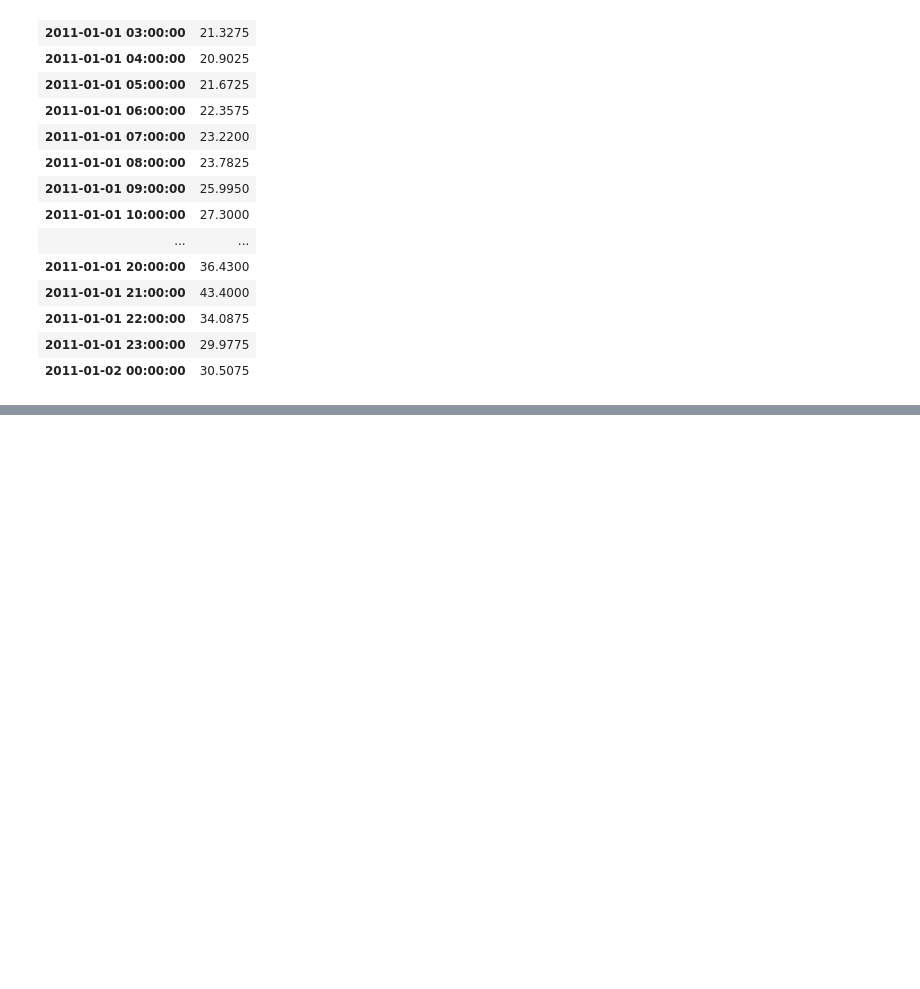
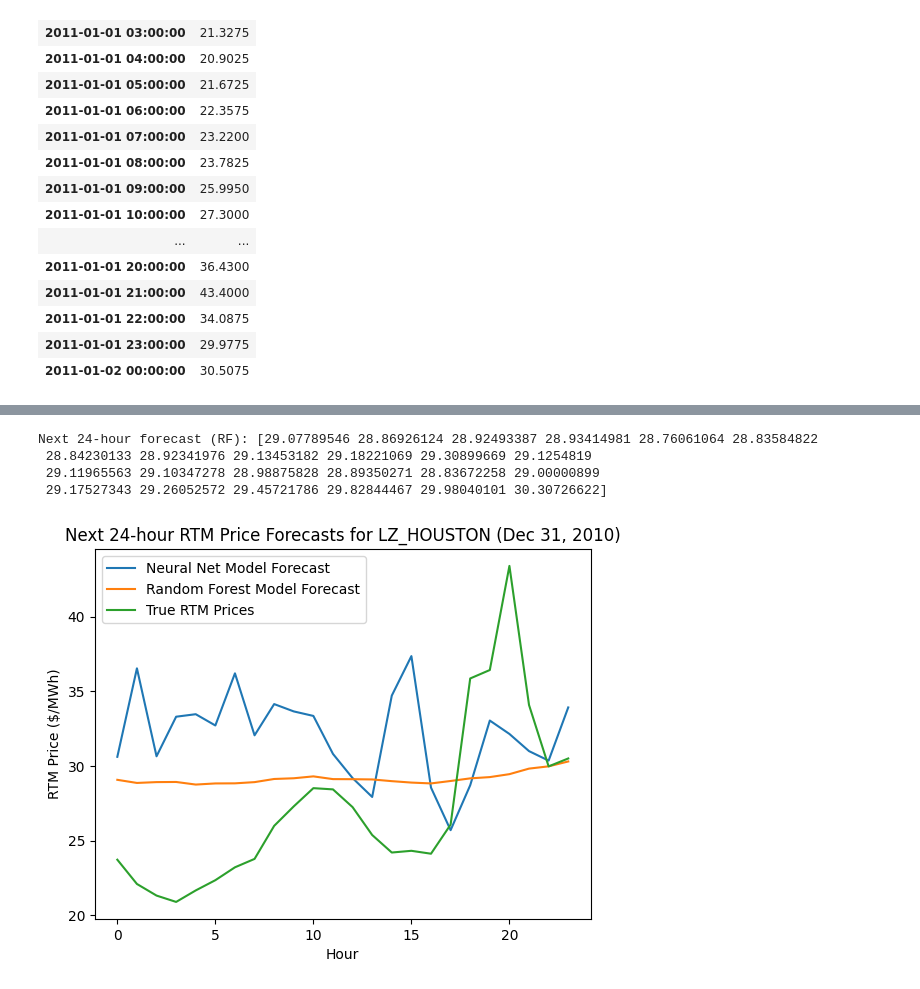
Before and after one commit to John-Giess/DART-Electricity-Market-Predictor, a Jupyter notebook: predictor_hourly.ipynb, the cells around one changed output, grey strips where cells are left out. Drawn from its saved outputs; the diff is of its cells as text; code cells hidden in the pictures; blank space fills up the shorter version.

```diff
--- a/predictor_hourly.ipynb
+++ b/predictor_hourly.ipynb
@@ -323,8 +323,8 @@ xg = ConvLSTM2D(
     return_sequences=False
 )(grid_in)
 xg = BatchNormalization()(xg)
-#xg = Flatten()(xg)
-xg = GlobalAveragePooling2D()(xg)   # -> (batch, 16)
+xg = Flatten()(xg)
+#xg = GlobalAveragePooling2D()(xg)   # -> (batch, 16)
 
 # time series branch
 seq_in = Input(shape=(past_hours, n_scalar), name="seq_input")
@@ -473,5 +473,5 @@ rtm_z["datetime"] = pd.to_datetime(
 rtm_z = rtm_z.set_index("datetime").sort_index()
 rtm_z = rtm_z.rename(columns={"Settlement Point Price": "RTM_15min"})
 
-rtm_hourly = rtm_z["RTM_15min"].groupby("datetime").mean().to_frame("RTM")
+rtm_hourly_true = rtm_z["RTM_15min"].groupby("datetime").mean().to_frame("RTM")
 # %%
@@ -497,0 +586,36 @@ rtm_hourly[:24]
+# %%
+
+split = int(0.8 * len(X))
+X_train, X_val = X[:split], X[split:]
+y_train, y_val = y[:split], y[split:]
+
+rf = RandomForestRegressor(
+    n_estimators=200,
+    max_depth=10,
+    random_state=0,
+    n_jobs=-1,
+)
+
+rf.fit(X_train, y_train)
+
+X_last = X[-1:]
+y_last_pred = rf.predict(X_last)
+print("Next 24-hour forecast (RF):", y_last_pred[0])
+# %% [output]
+Next 24-hour forecast (RF): [29.07789546 28.86926124 28.92493387 28.93414981 28.76061064 28.83584822
+ 28.84230133 28.92341976 29.13453182 29.18221069 29.30899669 29.1254819
+ 29.11965563 29.10347278 28.98875828 28.89350271 28.83672258 29.00000899
+ 29.17527343 29.26052572 29.45721786 29.82844467 29.98040101 30.30726622]
+# %%
+import matplotlib.pyplot as plt
+
+plt.plot(range(24), next_24_forecast, label="Neural Net Model Forecast")
+plt.plot(range(24), y_last_pred[0], label="Random Forest Model Forecast")
+plt.plot(range(24), rtm_hourly_true[:24]["RTM"], label="True RTM Prices")
+plt.xlabel("Hour")
+plt.ylabel("RTM Price ($/MWh)")
+plt.title("Next 24-hour RTM Price Forecasts for LZ_HOUSTON (Dec 31, 2010)")
+plt.legend()
+plt.show()
+# %% [output]
+[figure, added]
```
Also changed, not shown: parts of 10 cells of this notebook, 6 other files.
